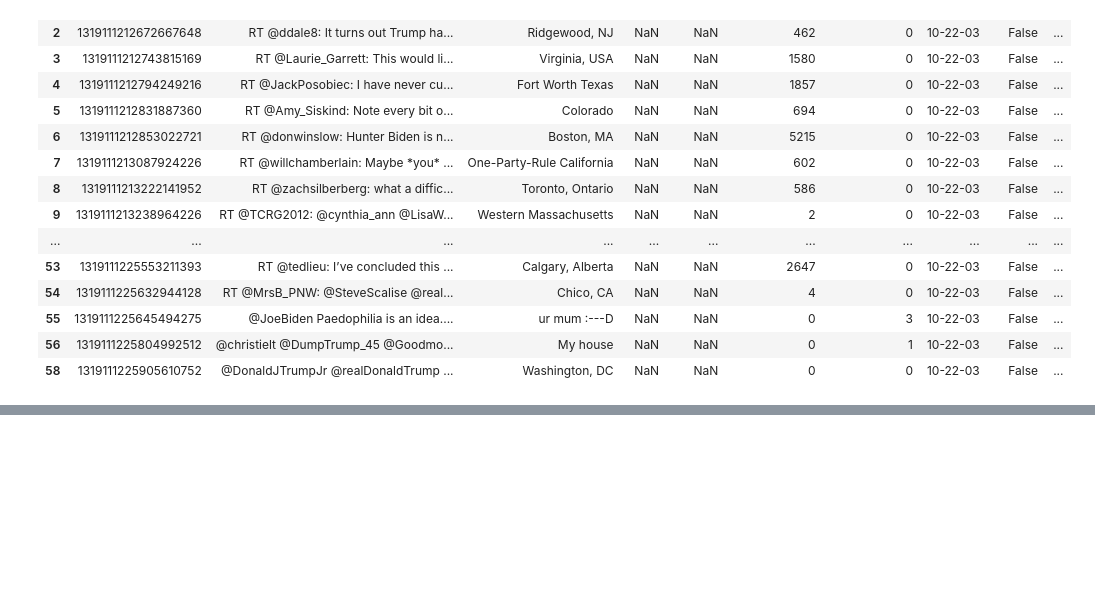
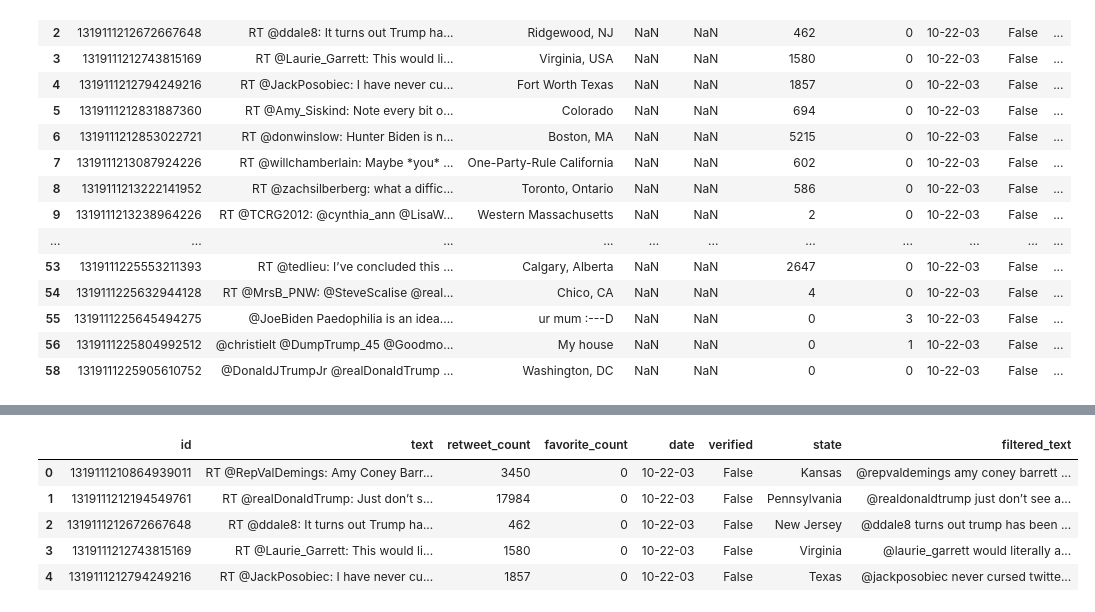
Before and after one commit to LTPrast/Social_web, a Jupyter notebook: Data_Preprocessing.ipynb, the cells around one changed output, grey strips where cells are left out. Saved outputs shown, nothing was run; the diff lists cells and outputs as text; code cells hidden in the pictures; blank space fills up the shorter version.

```diff
--- a/Data_Preprocessing.ipynb
+++ b/Data_Preprocessing.ipynb
@@ -5,4 +8,7 @@ import os
 # %%
+# ignore warnings for tweets incorrectly parsed due to them containing ;
+warnings.filterwarnings('ignore')
+
 df = None
 folder = 'hydrated_tweets/'
 for filename in os.listdir(folder):
@@ -14,9 +20,9 @@ for filename in os.listdir(folder):
             continue
         f = os.path.join(newname, name)
         if df is None:
-            df = pd.read_csv(f, sep=';', engine='python',quotechar='"', error_bad_lines=False)
+            df = pd.read_csv(f, sep=';', engine='python',quotechar='"', error_bad_lines=False,warn_bad_lines=False)
         else:
-            tempdf = pd.read_csv(f, sep=';',engine='python',quotechar='"', error_bad_lines=False)
+            tempdf = pd.read_csv(f, sep=';',engine='python',quotechar='"', error_bad_lines=False,warn_bad_lines=False)
             df = pd.concat([df,tempdf], ignore_index=True)
 
 print(df.keys())
@@ -127,10 +117,15 @@ stateMapping = {'AL': 'Alabama', 'AK': 'Alaska', 'AZ': 'Arizona', 'AR': 'Arkansa
 def findstate(x):
     location = x[0]
     place = x[1]
-    #print('location',location,'place',place)
     for state in stateMapping:
-        if f', {state}' in str(location) or stateMapping[state] in str(location) or f', {state}' in str(place) or stateMapping[state] in str(place):
-            #print('state',state,'map',stateMapping[state],'location',location,'place',place)
+        # seperate if statement for DC to check for multiple ways people write DC
+        if state == 'D.C.':
+            if f', {state}' in str(location) or stateMapping[state] in str(location) or f', {state}' in str(place) or stateMapping[state] in str(place) or ', DC' in str(location) or ', DC' in str(place):
+                return stateMapping[state]
+        elif f', {state}' in str(location) or stateMapping[state] in str(location) or f', {state}' in str(place) or stateMapping[state] in str(place):
+            # checks that washington DC is not read as the state washington
+            if state == 'WA' and 'D.C.' in str(location) or 'D.C.' in str(place) or ', DC' in str(location) or ', DC' in str(place):
+                continue
             return stateMapping[state]
     return None
 alltweetsdf["state"] = np.nan
@@ -199,0 +227,25 @@ cleantweets.to_csv(f'cleantweets.csv',sep=';',index=False,header=True,encoding='
+# %%
+stopwords = ["for", "on", "an", "a", "of", "and", "in", "the", "to", "from", "rt", 'this','that','is','are','you','i','it','we','be','have']
+
+def clean_tweet(tweet):
+    temp = tweet.lower()
+    temp = re.sub(r'http\S+', '', temp) # removes links
+    temp = re.sub('[().,:!?]', ' ', temp)  # removes punctutation
+    temp = temp.split()
+    temp = [w for w in temp if not w in stopwords] # removes stopwords
+    temp = " ".join(word for word in temp)
+    return temp
+# %%
+cleantweets = alltweetsdf
+cleantweets["filtered_text"] = np.nan
+cleantweets["filtered_text"] = cleantweets.apply(lambda row : clean_tweet(row['text']), axis=1)
+# %%
+cleantweets.to_csv(f'cleantweets.csv',sep=';',index=False,header=True,encoding='utf-8')
+cleantweets.head()
+# %% [output]
+|  | id | text | retweet_count | favorite_count | date | verified | state | filtered_text |
+| 0 | 1319111210864939011 | RT @RepValDemings: Amy Coney Barr... | 3450 | 0 | 10-22-03 | False | Kansas | @repvaldemings amy coney barrett ... |
+| 1 | 1319111212194549761 | RT @realDonaldTrump: Just don’t s... | 17984 | 0 | 10-22-03 | False | Pennsylvania | @realdonaldtrump just don’t see a... |
+| 2 | 1319111212672667648 | RT @ddale8: It turns out Trump ha... | 462 | 0 | 10-22-03 | False | New Jersey | @ddale8 turns out trump has been ... |
+| 3 | 1319111212743815169 | RT @Laurie_Garrett: This would li... | 1580 | 0 | 10-22-03 | False | Virginia | @laurie_garrett would literally a... |
+| 4 | 1319111212794249216 | RT @JackPosobiec: I have never cu... | 1857 | 0 | 10-22-03 | False | Texas | @jackposobiec never cursed twitte... |
```
Also changed, not shown: parts of 12 cells of this notebook.
